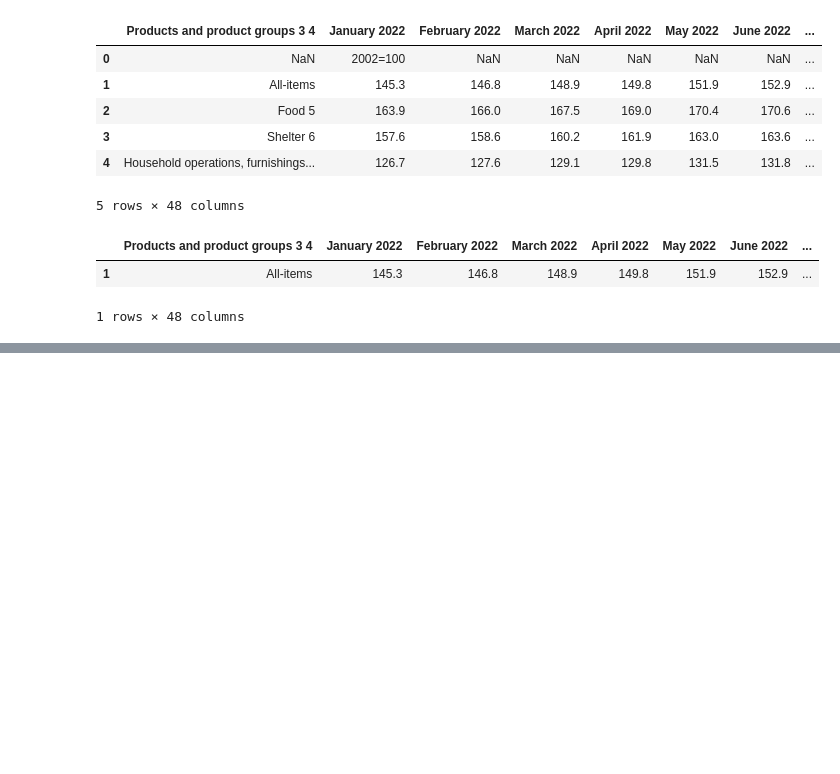
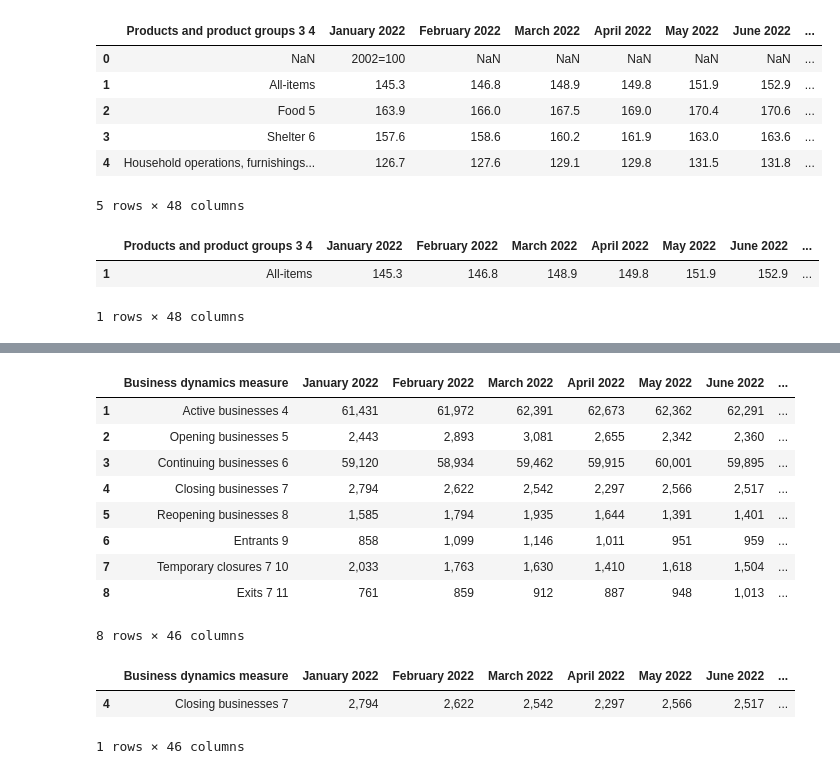
Before and after one commit to wtfmadrid/dataset-for-DS-project, a Jupyter notebook: notebooks/preprocessing.ipynb, the cells around one changed output, grey strips where cells are left out. Drawn from its saved outputs; the diff is of its cells as text; code cells hidden in the pictures; blank space fills up the shorter version.

```diff
--- a/notebooks/preprocessing.ipynb
+++ b/notebooks/preprocessing.ipynb
@@ -258,0 +618,5 @@ cpi_all
+# %%
+MIN_MONTHS = 2
+
+mask = acf_num[month_cols].notna().sum(axis=1) >= MIN_MONTHS
+acf_clean = acf_data.loc[mask].copy()
@@ -258,0 +630,13 @@ cpi_all
+# %%
+acf_clean
+# %% [output]
+|  | Business dynamics measure | January 2022 | February 2022 | March 2022 | April 2022 | May 2022 | June 2022 | ... |
+| 1 | Active businesses 4 | 61,431 | 61,972 | 62,391 | 62,673 | 62,362 | 62,291 | ... |
+| 2 | Opening businesses 5 | 2,443 | 2,893 | 3,081 | 2,655 | 2,342 | 2,360 | ... |
+| 3 | Continuing businesses 6 | 59,120 | 58,934 | 59,462 | 59,915 | 60,001 | 59,895 | ... |
+| 4 | Closing businesses 7 | 2,794 | 2,622 | 2,542 | 2,297 | 2,566 | 2,517 | ... |
+| 5 | Reopening businesses 8 | 1,585 | 1,794 | 1,935 | 1,644 | 1,391 | 1,401 | ... |
+| 6 | Entrants 9 | 858 | 1,099 | 1,146 | 1,011 | 951 | 959 | ... |
+| 7 | Temporary closures 7 10 | 2,033 | 1,763 | 1,630 | 1,410 | 1,618 | 1,504 | ... |
+| 8 | Exits 7 11 | 761 | 859 | 912 | 887 | 948 | 1,013 | ... |
+8 rows × 46 columns
@@ -258,0 +649,6 @@ cpi_all
+# %%
+acf_closures
+# %% [output]
+|  | Business dynamics measure | January 2022 | February 2022 | March 2022 | April 2022 | May 2022 | June 2022 | ... |
+| 4 | Closing businesses 7 | 2,794 | 2,622 | 2,542 | 2,297 | 2,566 | 2,517 | ... |
+1 rows × 46 columns
```
Also changed, not shown: parts of 66 cells of this notebook, 5 other files.
